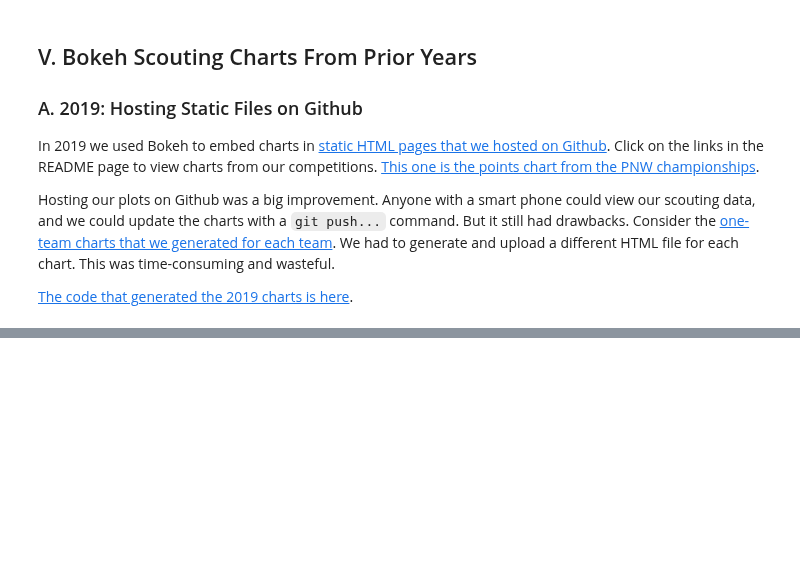
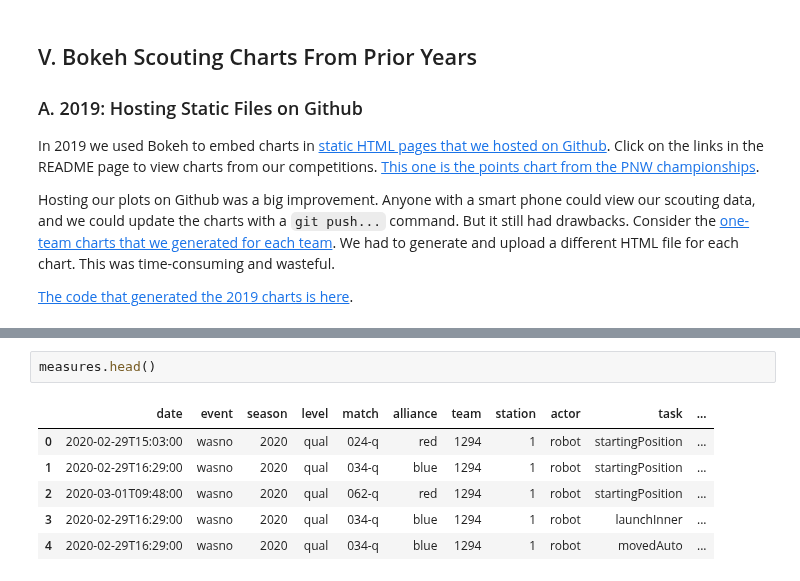
Before and after one commit to irs1318dev/pyclass_frc, a Jupyter notebook: projects/pj02_bokeh/bokeh.ipynb, the cells around one changed output, grey strips where cells are left out. Saved outputs shown, nothing was run; the diff lists cells and outputs as text; blank space fills up the shorter version.

```diff
--- a/projects/pj02_bokeh/bokeh.ipynb
+++ b/projects/pj02_bokeh/bokeh.ipynb
@@ -200,0 +230,9 @@ Learn more about building [Bokeh applications in the Bokeh User Guide](https://d
+# %%
+measures.head()
+# %% [output]
+|  | date | event | season | level | match | alliance | team | station | actor | task | ... |
+| 0 | 2020-02-29T15:03:00 | wasno | 2020 | qual | 024-q | red | 1294 | 1 | robot | startingPosition | ... |
+| 1 | 2020-02-29T16:29:00 | wasno | 2020 | qual | 034-q | blue | 1294 | 1 | robot | startingPosition | ... |
+| 2 | 2020-03-01T09:48:00 | wasno | 2020 | qual | 062-q | red | 1294 | 1 | robot | startingPosition | ... |
+| 3 | 2020-02-29T16:29:00 | wasno | 2020 | qual | 034-q | blue | 1294 | 1 | robot | launchInner | ... |
+| 4 | 2020-02-29T16:29:00 | wasno | 2020 | qual | 034-q | blue | 1294 | 1 | robot | movedAuto | ... |
```
Also changed, not shown: parts of 18 cells of this notebook.
